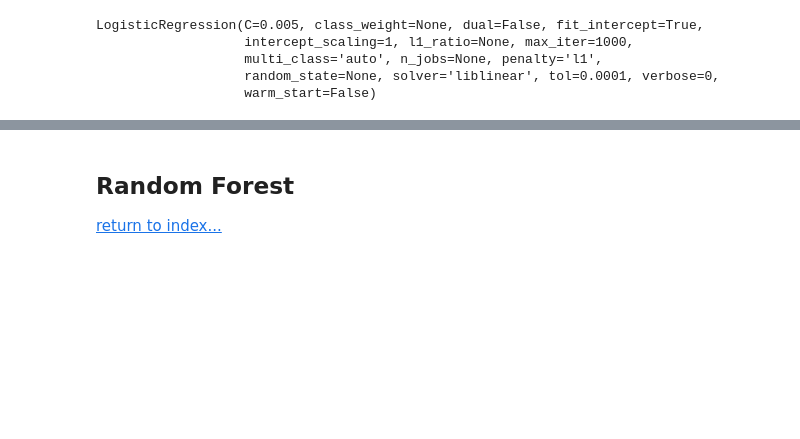
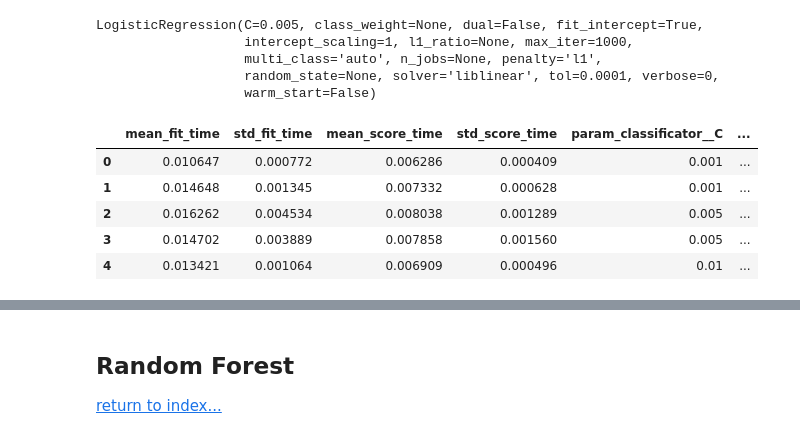
Before and after one commit to ebernatene/faire-ai, a Jupyter notebook: notebooks/FAIRE-AI.ipynb, the cells around one changed output, grey strips where cells are left out. Drawn from its saved outputs; the diff is of its cells as text; code cells hidden in the pictures; blank space fills up the shorter version.

```diff
--- a/notebooks/FAIRE-AI.ipynb
+++ b/notebooks/FAIRE-AI.ipynb
@@ -312,6 +323,15 @@ LogisticRegression(C=0.005, class_weight=None, dual=False, fit_intercept=True,
                    warm_start=False)
 # %%
 results = pd.DataFrame(search.cv_results_)
+# %%
+results.head()
+# %% [output]
+|  | mean_fit_time | std_fit_time | mean_score_time | std_score_time | param_classificator__C | ... |
+| 0 | 0.010647 | 0.000772 | 0.006286 | 0.000409 | 0.001 | ... |
+| 1 | 0.014648 | 0.001345 | 0.007332 | 0.000628 | 0.001 | ... |
+| 2 | 0.016262 | 0.004534 | 0.008038 | 0.001289 | 0.005 | ... |
+| 3 | 0.014702 | 0.003889 | 0.007858 | 0.001560 | 0.005 | ... |
+| 4 | 0.013421 | 0.001064 | 0.006909 | 0.000496 | 0.01 | ... |
 # %%
 l1_results = results.loc[results.param_classificator__penalty=='l1']
 l2_results = results.loc[results.param_classificator__penalty=='l2']
```
Also changed, not shown: parts of 18 cells of this notebook.
